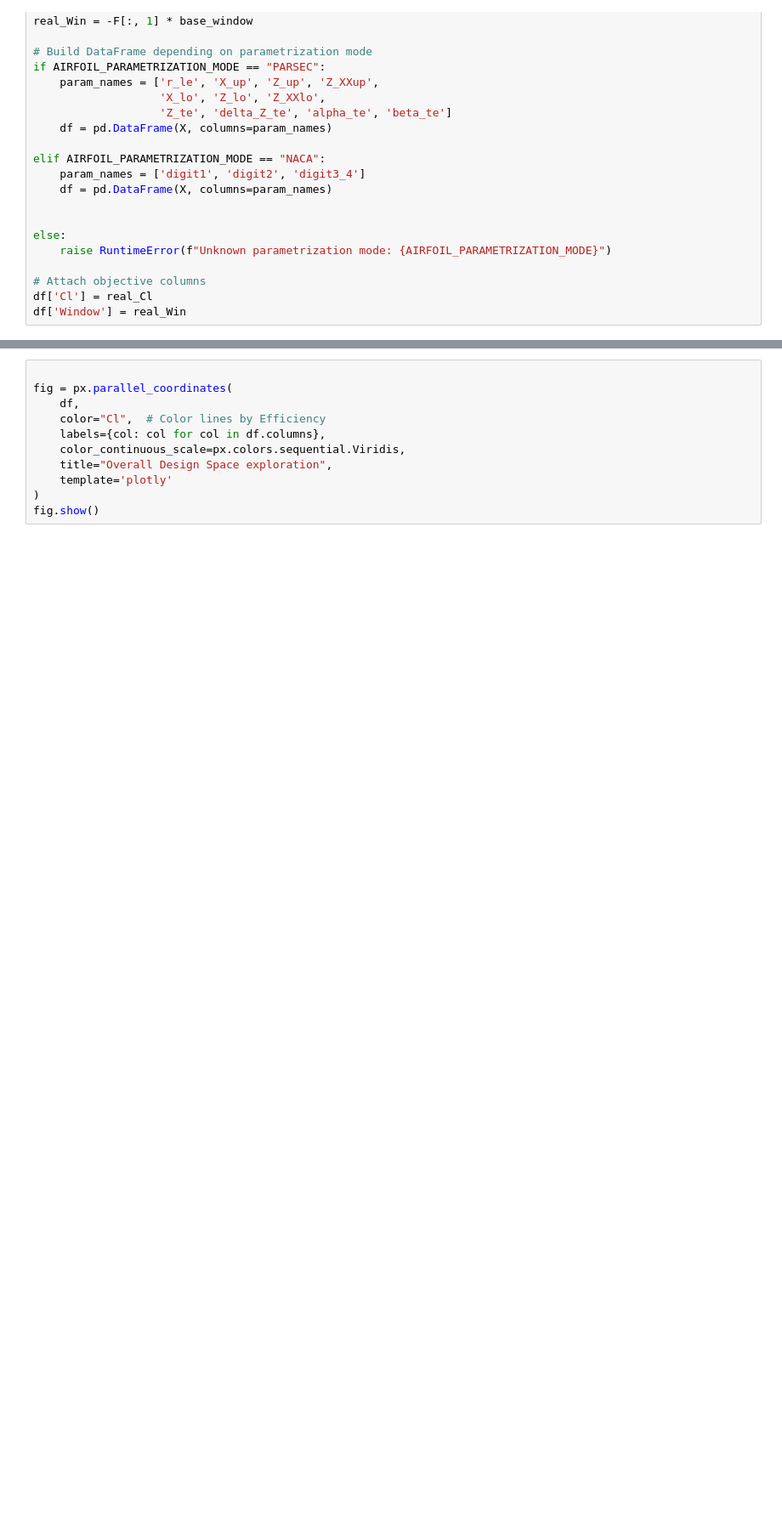
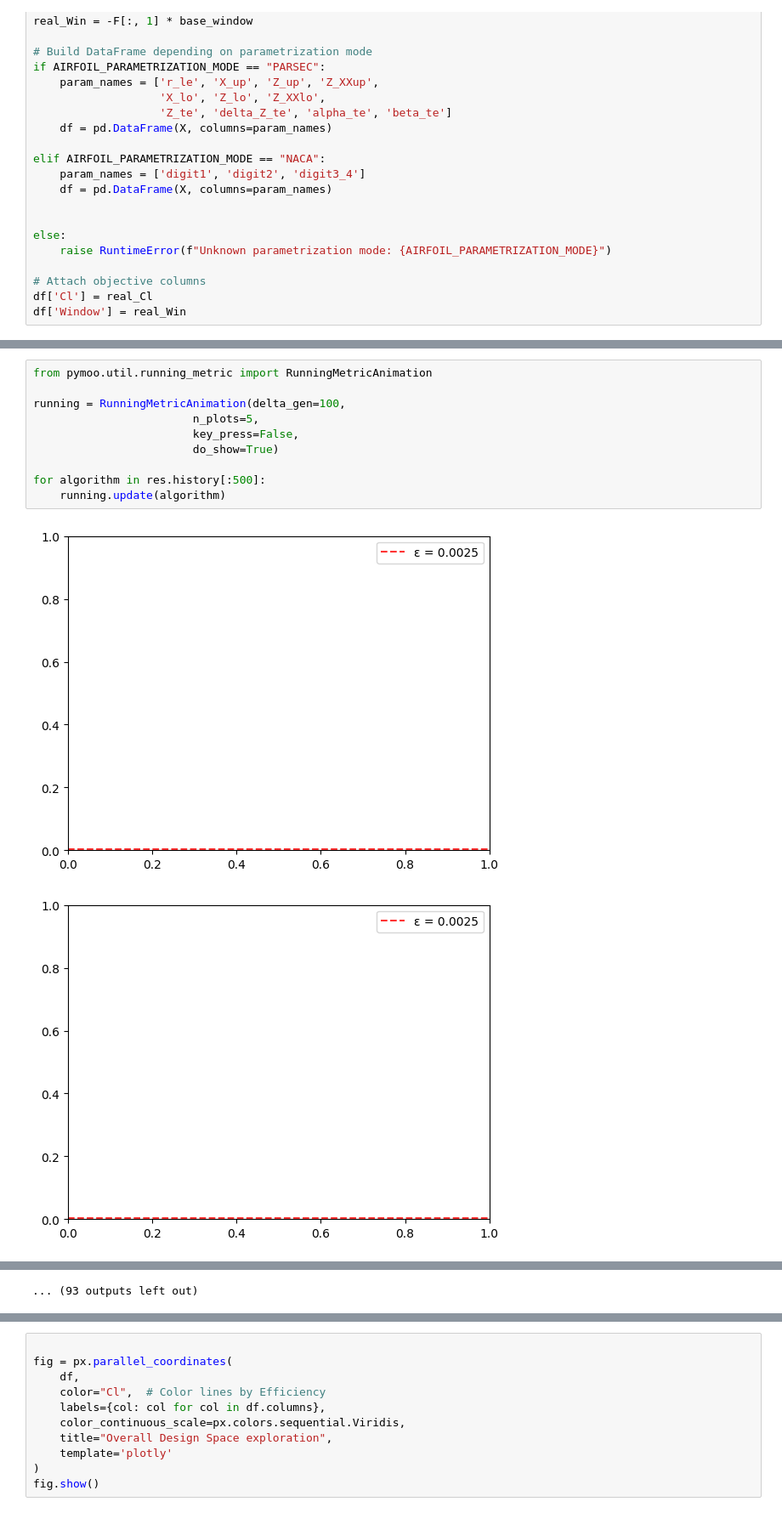
Before and after one commit to AadithiyaD/airfoilOptimization, a Jupyter notebook: postProc_Multi.ipynb, the cells around one changed output, grey strips where cells are left out. Shown at 85% size. Saved outputs shown, nothing was run; the diff lists cells and outputs as text; blank space fills up the shorter version.

```diff
--- a/postProc_Multi.ipynb
+++ b/postProc_Multi.ipynb
@@ -49,0 +78,13 @@ df['Window'] = real_Win
+# %%
+from pymoo.util.running_metric import RunningMetricAnimation
+
+running = RunningMetricAnimation(delta_gen=100,
+                        n_plots=5,
+                        key_press=False,
+                        do_show=True)
+
+for algorithm in res.history[:500]:
+    running.update(algorithm)
+# %% [output]
+[figure, added]
+[figure, added]
@@ -49,0 +101 @@ df['Window'] = real_Win
+... (93 outputs left out)
```
Also changed, not shown: parts of 7 cells of this notebook, 12 other files.
